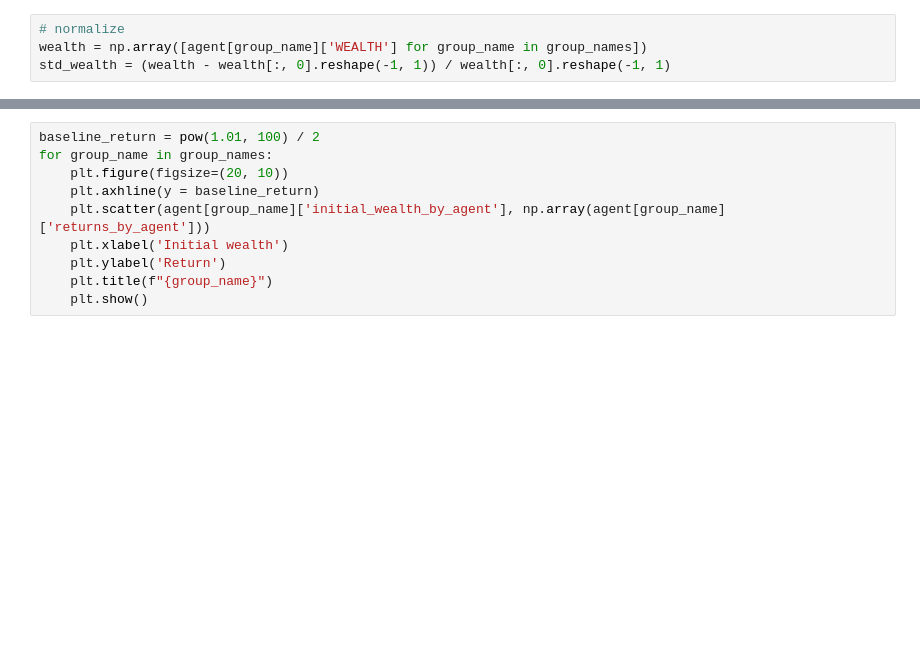
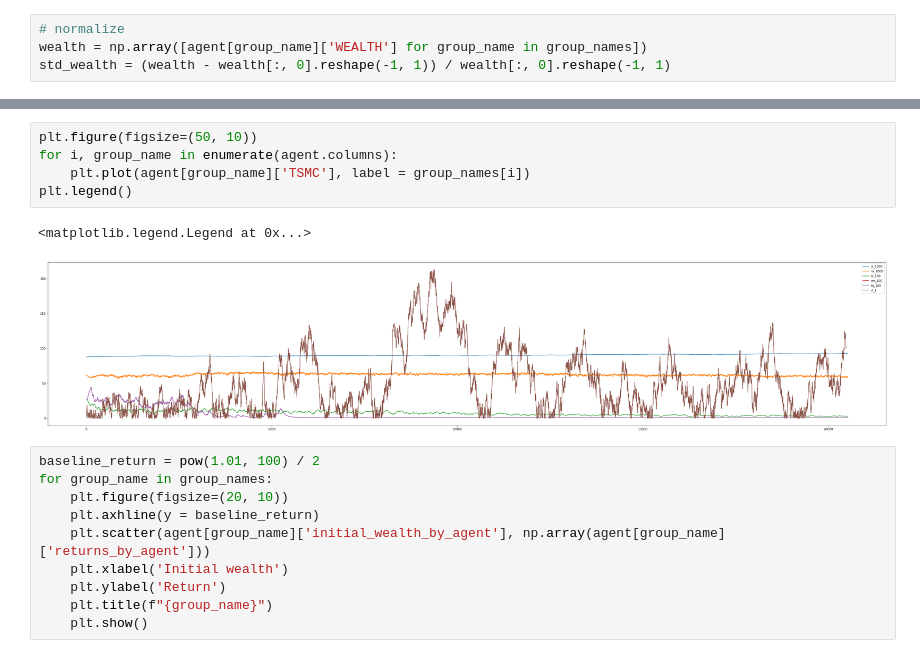
Before and after one commit to lainn9527/market_simulator, a Jupyter notebook: visualization.ipynb, the cells around one changed output, grey strips where cells are left out. Saved outputs shown, nothing was run; the diff lists cells and outputs as text; blank space fills up the shorter version.

```diff
--- a/visualization.ipynb
+++ b/visualization.ipynb
@@ -58,3 +76,11 @@ plt.legend()
+# %%
+plt.figure(figsize=(50, 10))
+for i, group_name in enumerate(agent.columns):
+    plt.plot(agent[group_name]['TSMC'], label = group_names[i])
+plt.legend()
+# %% [output]
+<matplotlib.legend.Legend at 0x...>
+[figure, added]
 # %%
 baseline_return = pow(1.01, 100) / 2
 for group_name in group_names:
```
Also changed, not shown: parts of 14 cells of this notebook, 19 other files.
